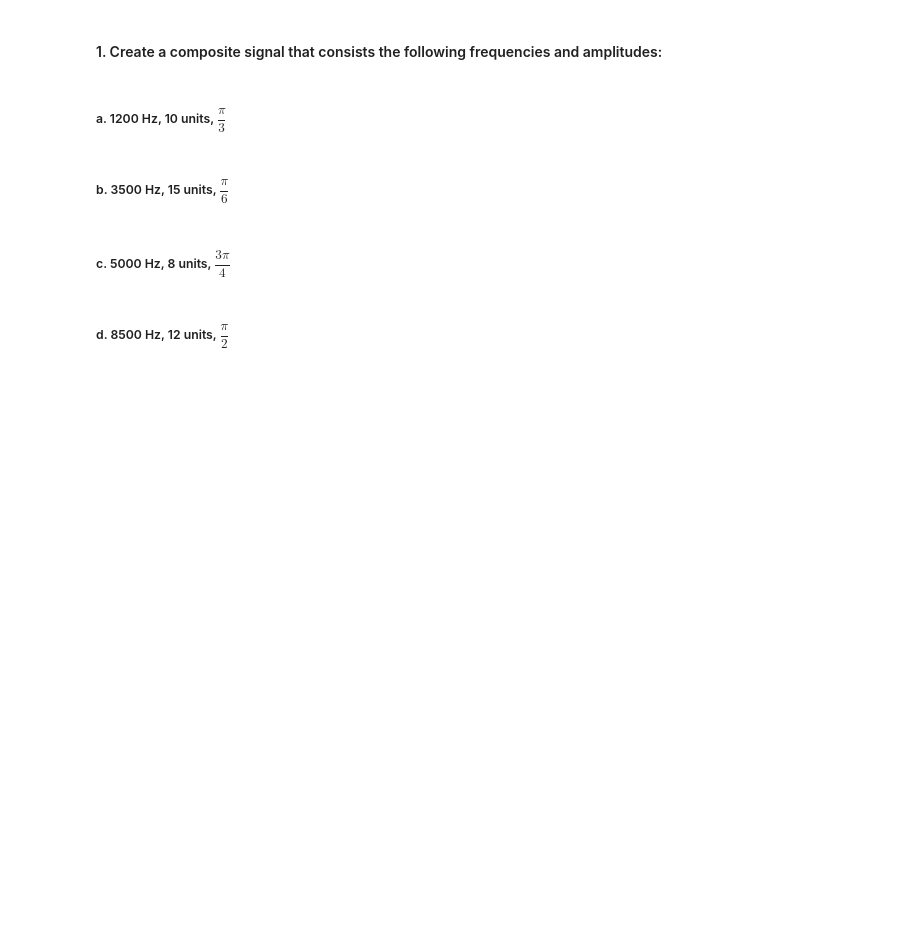
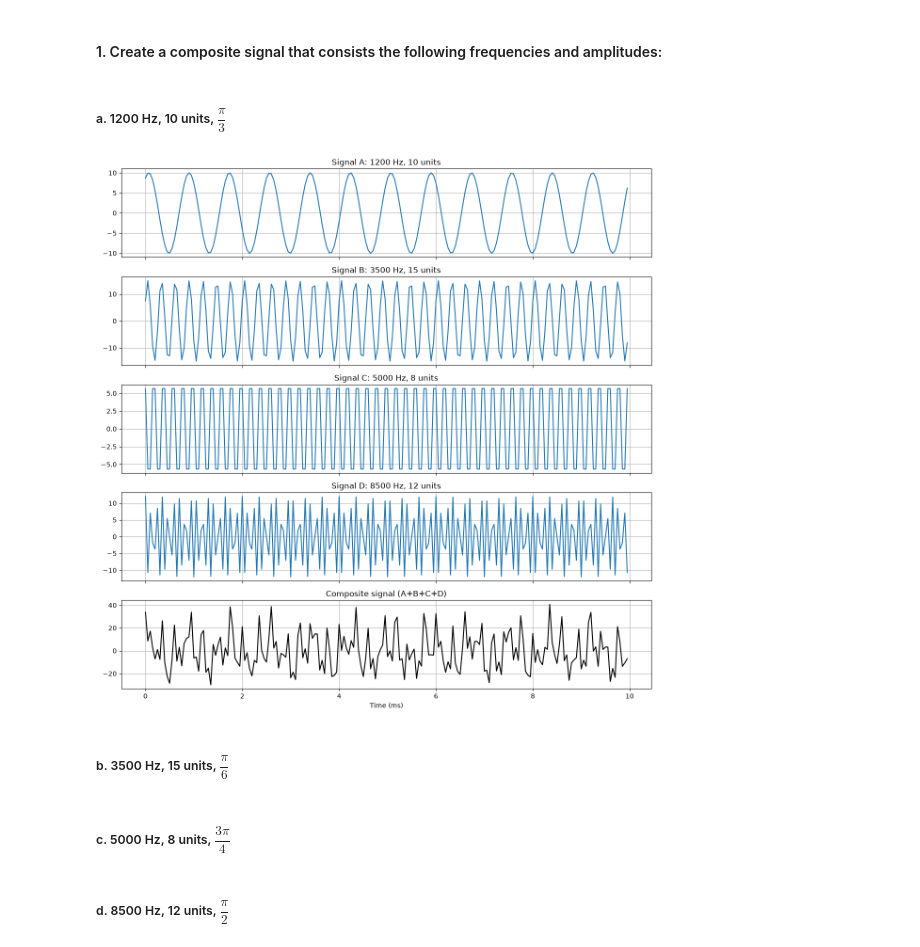
Before and after one commit to leon-pscl/CPE027-pscl, a Jupyter notebook: HOA10/DRAFT_LIM_FOR_HOA.ipynb, the cells around one changed output. Drawn from its saved outputs; the diff is of its cells as text; code cells hidden in the pictures; blank space fills up the shorter version.

```diff
--- a/HOA10/DRAFT_LIM_FOR_HOA.ipynb
+++ b/HOA10/DRAFT_LIM_FOR_HOA.ipynb
@@ -28,6 +45,24 @@ Error:
 #### 1. Create a composite signal that consists the following frequencies and amplitudes:
 # %% [markdown]
 ##### a. 1200 Hz, 10 units, $\dfrac{\pi}{3}$
+# %%
+parts = [A*np.sin(2*np.pi*f*t + p) for _, f, A, p in components]
+composite = np.sum(parts, axis=0)
+
+fig, axes = plt.subplots(5, 1, figsize=(12, 12), sharex=True)
+for ax, (lab, f, A, p), s in zip(axes[:4], components, parts):
+    ax.plot(t[:200]*1000, s[:200])
+    ax.set_title(f'Signal {lab}: {f} Hz, {A} units')
+    ax.grid(True)
+axes[4].plot(t[:200]*1000, composite[:200], color='black')
+axes[4].set_title('Composite signal (A+B+C+D)')
+axes[4].set_xlabel('Time (ms)')
+axes[4].grid(True)
+plt.tight_layout()
+plt.savefig('outputs/part1_composite.png', dpi=150)
+plt.show()
+# %% [output]
+[figure, added]
 # %% [markdown]
 ##### b. 3500 Hz, 15 units, $\dfrac{\pi}{6}$
 # %% [markdown]
```
Also changed, not shown: parts of 2 cells of this notebook.
